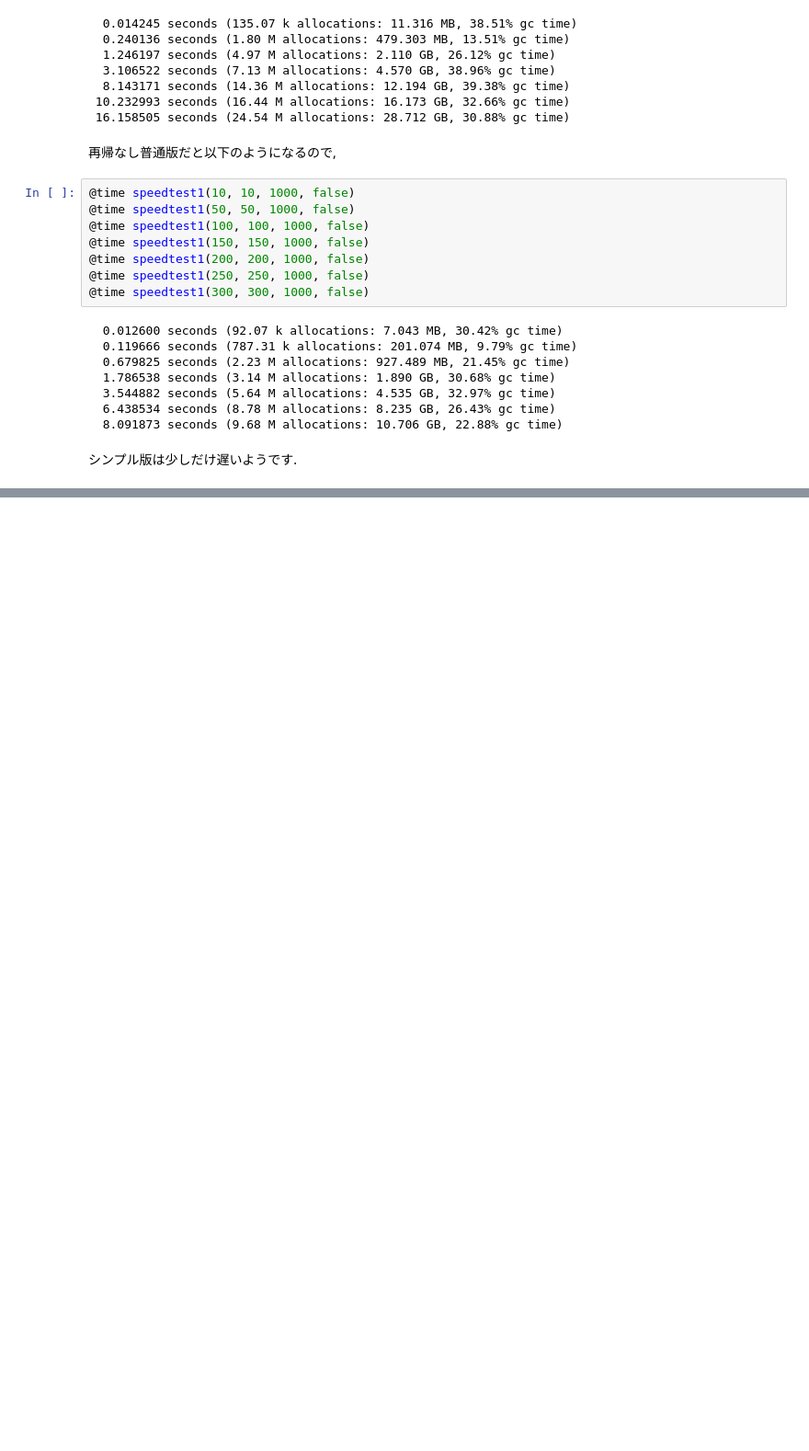
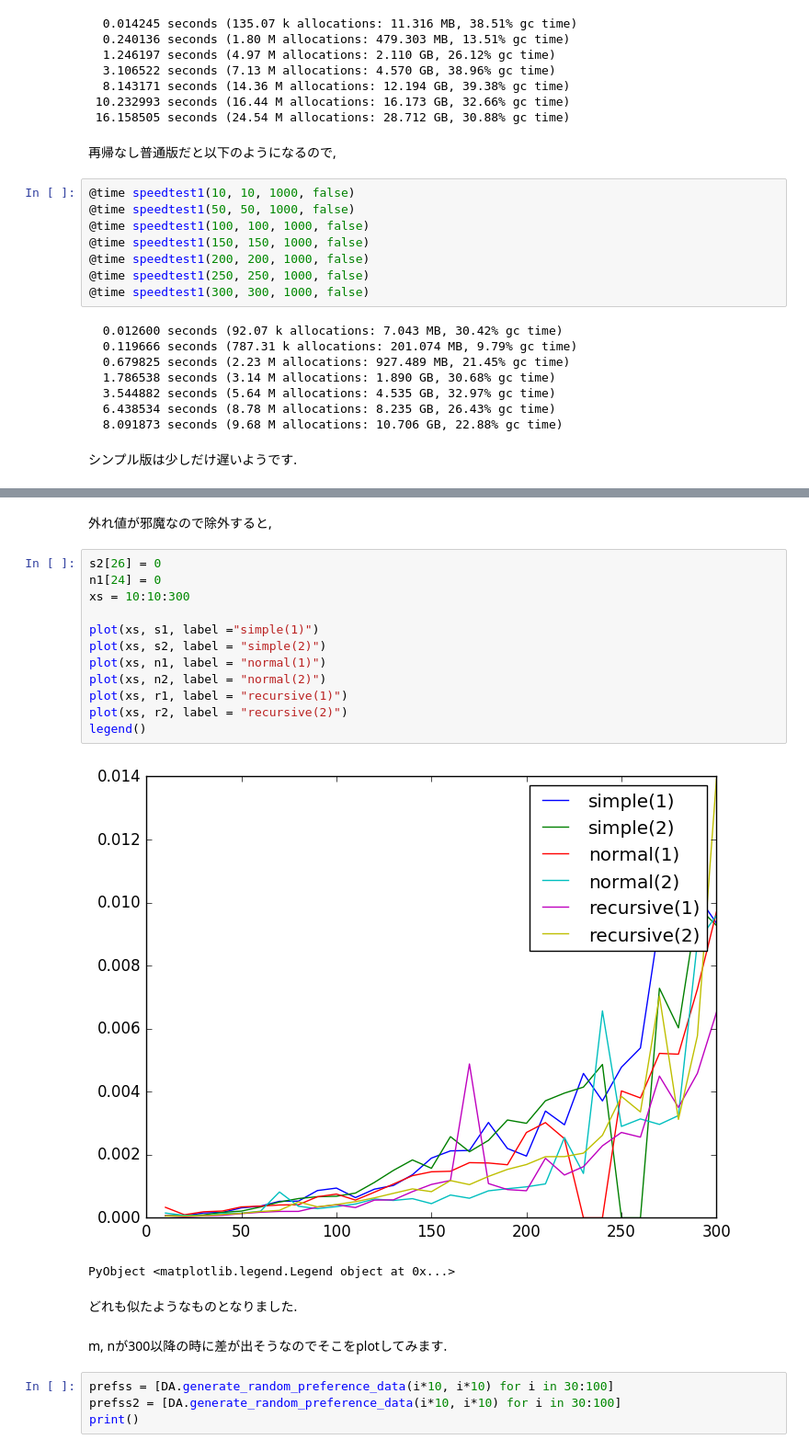
Before and after one commit to nswa17/DA.jl, a Jupyter notebook: DA.ipynb, the cells around one changed output, grey strips where cells are left out. Shown at 92% size. Saved outputs shown, nothing was run; the diff lists cells and outputs as text; blank space fills up the shorter version.

```diff
--- a/DA.ipynb
+++ b/DA.ipynb
@@ -553,0 +1047,25 @@ legend()
+# %% [markdown]
+外れ値が邪魔なので除外すると,
+# %%
+s2[26] = 0
+n1[24] = 0
+xs = 10:10:300
+
+plot(xs, s1, label ="simple(1)")
+plot(xs, s2, label = "simple(2)")
+plot(xs, n1, label = "normal(1)")
+plot(xs, n2, label = "normal(2)")
+plot(xs, r1, label = "recursive(1)")
+plot(xs, r2, label = "recursive(2)")
+legend()
+# %% [output]
+[figure, added]
+PyObject <matplotlib.legend.Legend object at 0x...>
+# %% [markdown]
+どれも似たようなものとなりました.
+# %% [markdown]
+m, nが300以降の時に差が出そうなのでそこをplotしてみます.
+# %%
+prefss = [DA.generate_random_preference_data(i*10, i*10) for i in 30:100]
+prefss2 = [DA.generate_random_preference_data(i*10, i*10) for i in 30:100]
+print()
```
Also changed, not shown: parts of 26 cells of this notebook, 1 other file.
